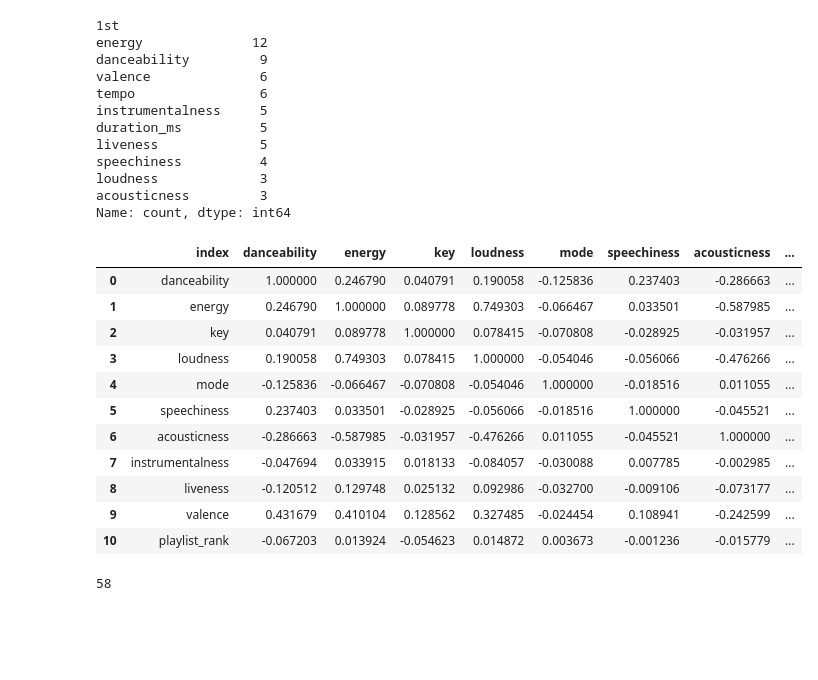
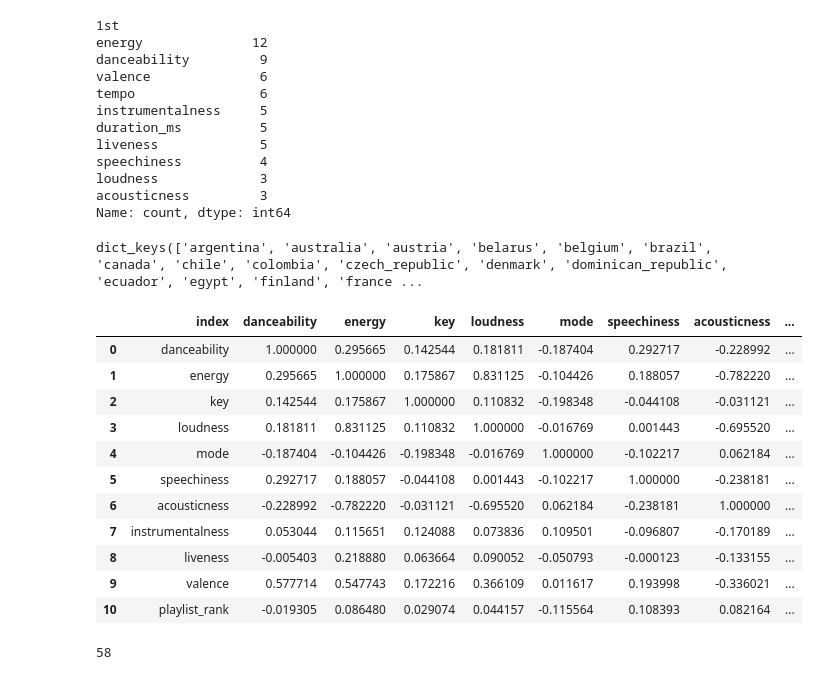
Before and after one commit to mattbolanos/spotify-market-popularity, a Jupyter notebook: src/proto/Unsupervised_Models.ipynb, the cells around one changed output. Cells and saved outputs as stored; diff of their text form; code cells hidden in the pictures; blank space fills up the shorter version.

```diff
--- a/src/proto/Unsupervised_Models.ipynb
+++ b/src/proto/Unsupervised_Models.ipynb
@@ -400,27 +400,31 @@ speechiness          4
 loudness             3
 acousticness         3
 Name: count, dtype: int64
+# %%
+country_corr_values.keys()
+# %% [output]
+dict_keys(['argentina', 'australia', 'austria', 'belarus', 'belgium', 'brazil', 'canada', 'chile', 'colombia', 'czech_republic', 'denmark', 'dominican_republic', 'ecuador', 'egypt', 'finland', 'france ...
 # %%
 correlation_variables = df_join_final.columns.tolist()[1:11] + ["playlist_rank"]
 # sns.heatmap(df_join_final[correlation_variables].corr())
-test = get_correlation_matrix(df_join_final, correlation_variables)
+test = get_correlation_matrix(df_join_final[df_join_final["market_id"] == "usa"], correlation_variables)
 
 test = test.reset_index()  # .rename(columns= {test.index.name: "Variable"})
 test
 # {test["index"][i]: test["playlist_rank"][i] for i in range(len(test))}
 # %% [output]
 |  | index | danceability | energy | key | loudness | mode | speechiness | acousticness | ... |
-| 0 | danceability | 1.000000 | 0.246790 | 0.040791 | 0.190058 | -0.125836 | 0.237403 | -0.286663 | ... |
-| 1 | energy | 0.246790 | 1.000000 | 0.089778 | 0.749303 | -0.066467 | 0.033501 | -0.587985 | ... |
-| 2 | key | 0.040791 | 0.089778 | 1.000000 | 0.078415 | -0.070808 | -0.028925 | -0.031957 | ... |
-| 3 | loudness | 0.190058 | 0.749303 | 0.078415 | 1.000000 | -0.054046 | -0.056066 | -0.476266 | ... |
-| 4 | mode | -0.125836 | -0.066467 | -0.070808 | -0.054046 | 1.000000 | -0.018516 | 0.011055 | ... |
-| 5 | speechiness | 0.237403 | 0.033501 | -0.028925 | -0.056066 | -0.018516 | 1.000000 | -0.045521 | ... |
-| 6 | acousticness | -0.286663 | -0.587985 | -0.031957 | -0.476266 | 0.011055 | -0.045521 | 1.000000 | ... |
-| 7 | instrumentalness | -0.047694 | 0.033915 | 0.018133 | -0.084057 | -0.030088 | 0.007785 | -0.002985 | ... |
-| 8 | liveness | -0.120512 | 0.129748 | 0.025132 | 0.092986 | -0.032700 | -0.009106 | -0.073177 | ... |
-| 9 | valence | 0.431679 | 0.410104 | 0.128562 | 0.327485 | -0.024454 | 0.108941 | -0.242599 | ... |
-| 10 | playlist_rank | -0.067203 | 0.013924 | -0.054623 | 0.014872 | 0.003673 | -0.001236 | -0.015779 | ... |
+| 0 | danceability | 1.000000 | 0.295665 | 0.142544 | 0.181811 | -0.187404 | 0.292717 | -0.228992 | ... |
+| 1 | energy | 0.295665 | 1.000000 | 0.175867 | 0.831125 | -0.104426 | 0.188057 | -0.782220 | ... |
+| 2 | key | 0.142544 | 0.175867 | 1.000000 | 0.110832 | -0.198348 | -0.044108 | -0.031121 | ... |
+| 3 | loudness | 0.181811 | 0.831125 | 0.110832 | 1.000000 | -0.016769 | 0.001443 | -0.695520 | ... |
+| 4 | mode | -0.187404 | -0.104426 | -0.198348 | -0.016769 | 1.000000 | -0.102217 | 0.062184 | ... |
+| 5 | speechiness | 0.292717 | 0.188057 | -0.044108 | 0.001443 | -0.102217 | 1.000000 | -0.238181 | ... |
+| 6 | acousticness | -0.228992 | -0.782220 | -0.031121 | -0.695520 | 0.062184 | -0.238181 | 1.000000 | ... |
+| 7 | instrumentalness | 0.053044 | 0.115651 | 0.124088 | 0.073836 | 0.109501 | -0.096807 | -0.170189 | ... |
+| 8 | liveness | -0.005403 | 0.218880 | 0.063664 | 0.090052 | -0.050793 | -0.000123 | -0.133155 | ... |
+| 9 | valence | 0.577714 | 0.547743 | 0.172216 | 0.366109 | 0.011617 | 0.193998 | -0.336021 | ... |
+| 10 | playlist_rank | -0.019305 | 0.086480 | 0.029074 | 0.044157 | -0.115564 | 0.108393 | 0.082164 | ... |
 # %%
 num_k = len(df_join_final.market_id.unique())
 num_k
```
Also changed, not shown: parts of 36 cells of this notebook.
